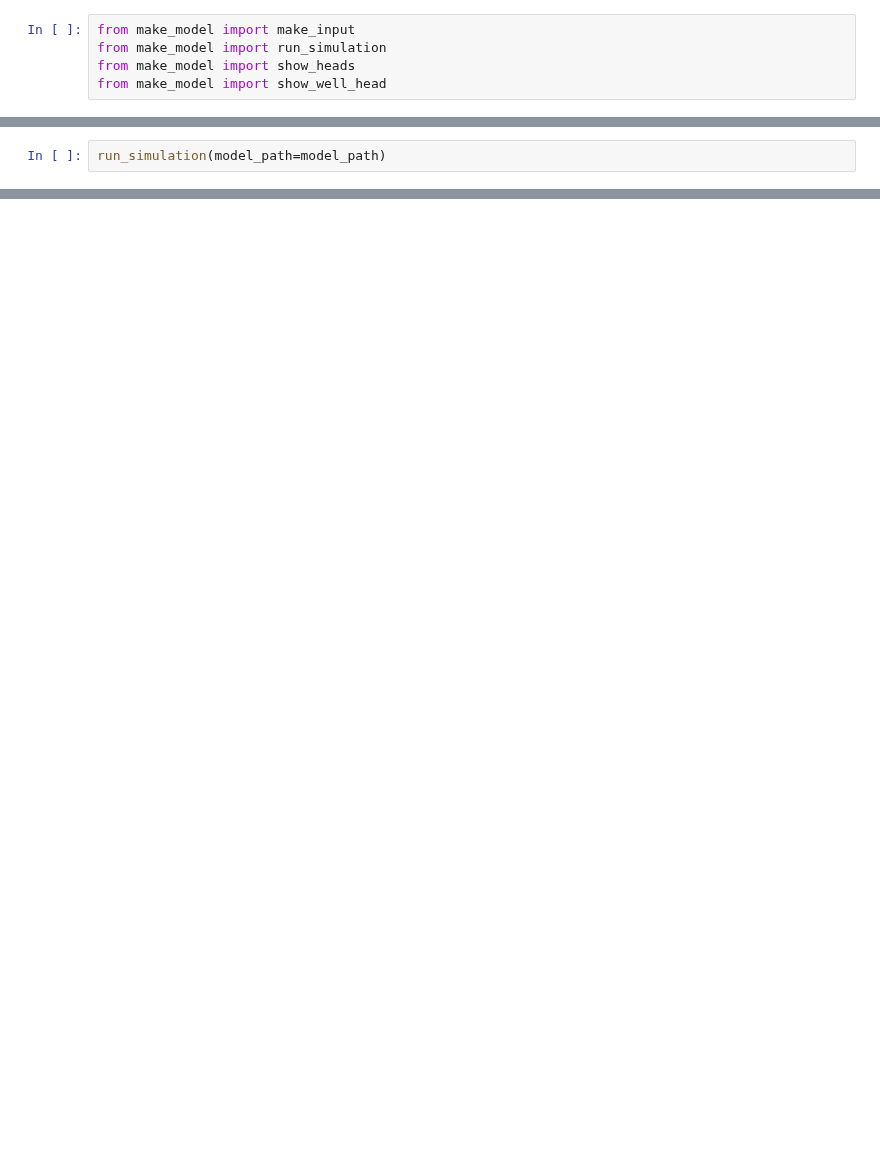
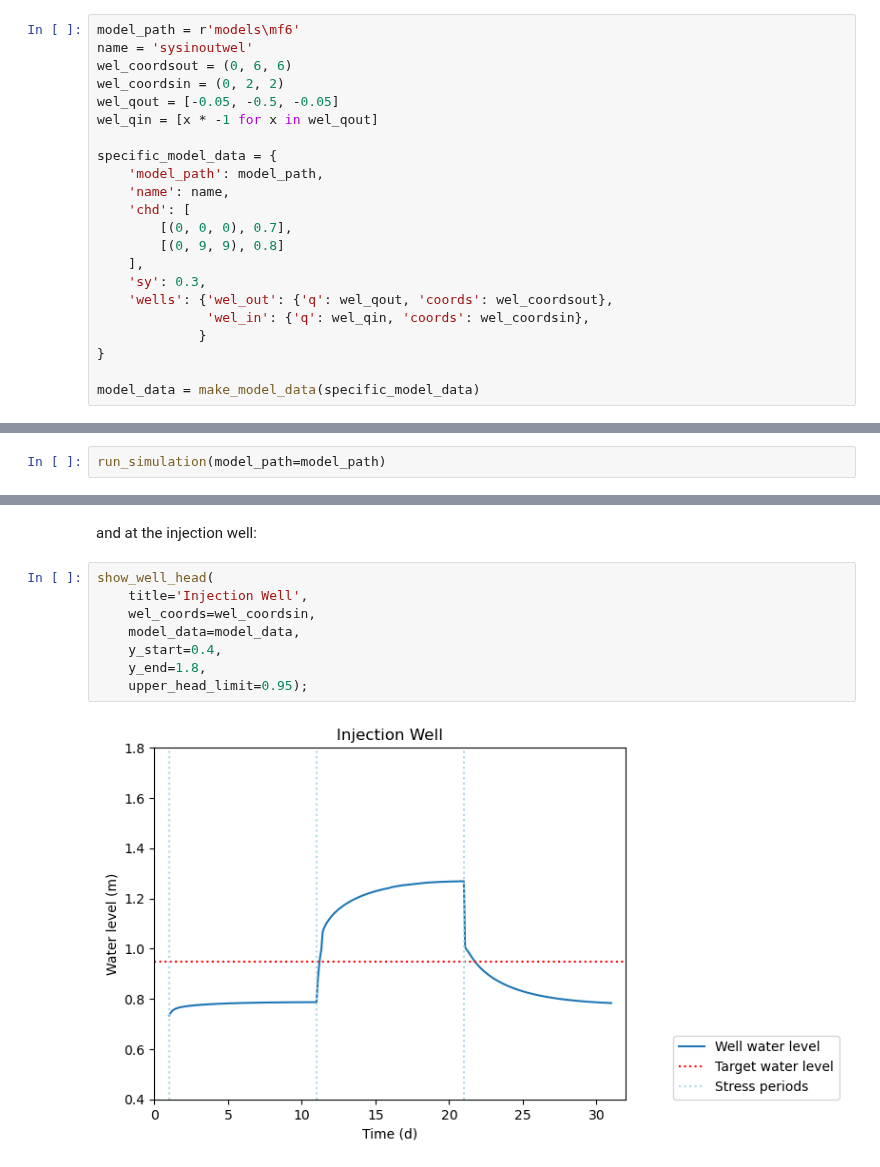
Before and after one commit to hydrocomputing/pymf6, a Jupyter notebook: doc/examples/sys_injection_extraction/example_sys_injection_extraction.ipynb, the cells around one changed output, grey strips where cells are left out. Cells and saved outputs as stored; diff of their text form; blank space fills up the shorter version.

```diff
--- a/doc/examples/sys_injection_extraction/example_sys_injection_extraction.ipynb
+++ b/doc/examples/sys_injection_extraction/example_sys_injection_extraction.ipynb
@@ -8,5 +30,22 @@ wel_qout= -0.5
 # %%
-from make_model import make_input
-from make_model import run_simulation
-from make_model import show_heads
-from make_model import show_well_head
+model_path = r'models\mf6'
+name = 'sysinoutwel'
+wel_coordsout = (0, 6, 6)
+wel_coordsin = (0, 2, 2)
+wel_qout = [-0.05, -0.5, -0.05]
+wel_qin = [x * -1 for x in wel_qout]
+
+specific_model_data = {
+    'model_path': model_path,
+    'name': name,
+    'chd': [
+        [(0, 0, 0), 0.7],
+        [(0, 9, 9), 0.8]
+    ],
+    'sy': 0.3,
+    'wells': {'wel_out': {'q': wel_qout, 'coords': wel_coordsout},
+              'wel_in': {'q': wel_qin, 'coords': wel_coordsin},
+             }
+}
+
+model_data = make_model_data(specific_model_data)
@@ -30,0 +86,12 @@ show_well_head(model_path=model_path, name=name, wel_coordsin=wel_coordsin, wel_
+# %% [markdown]
+and at the injection well:
+# %%
+show_well_head(
+    title='Injection Well',
+    wel_coords=wel_coordsin,
+    model_data=model_data,
+    y_start=0.4,
+    y_end=1.8,
+    upper_head_limit=0.95);
+# %% [output]
+[figure, added]
```
Also changed, not shown: parts of 31 cells of this notebook, 2 other files.
